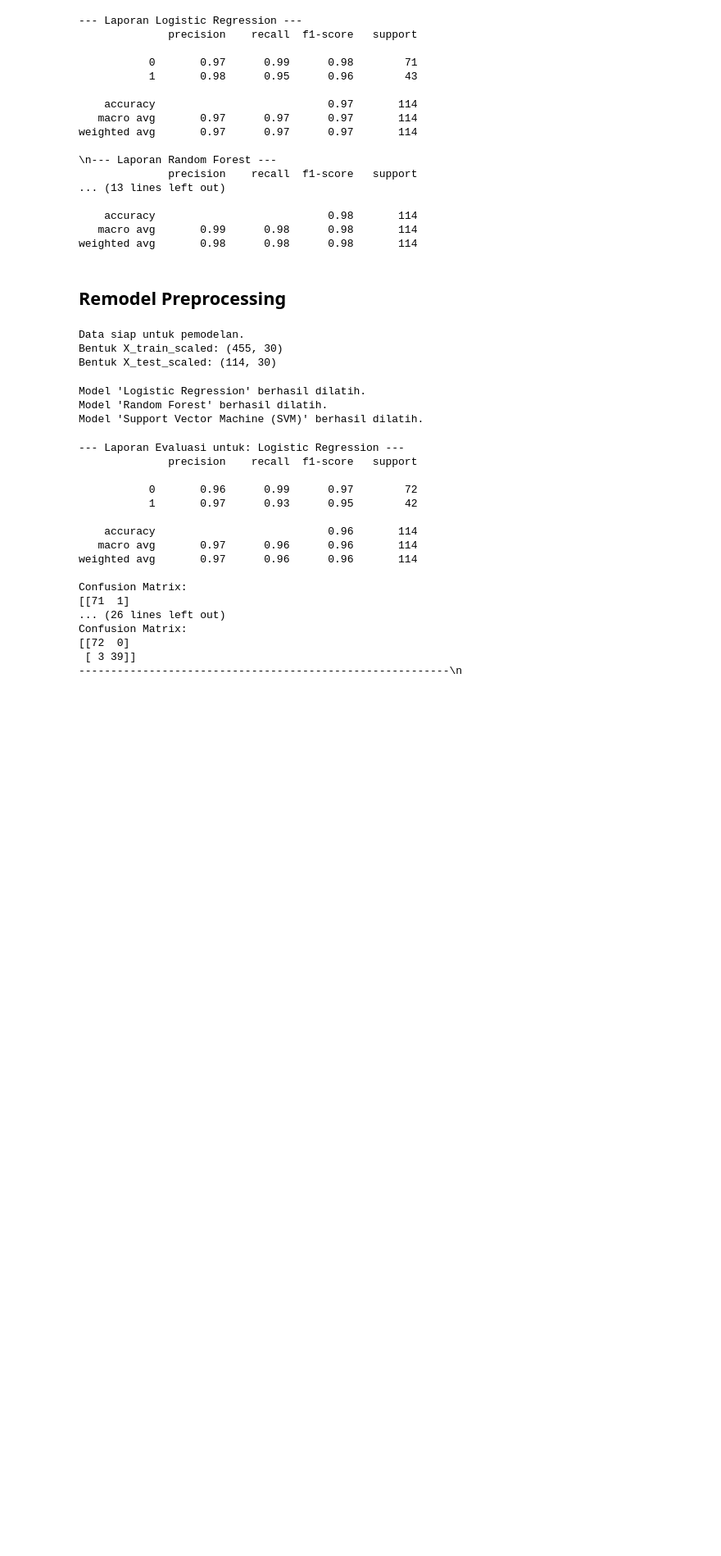
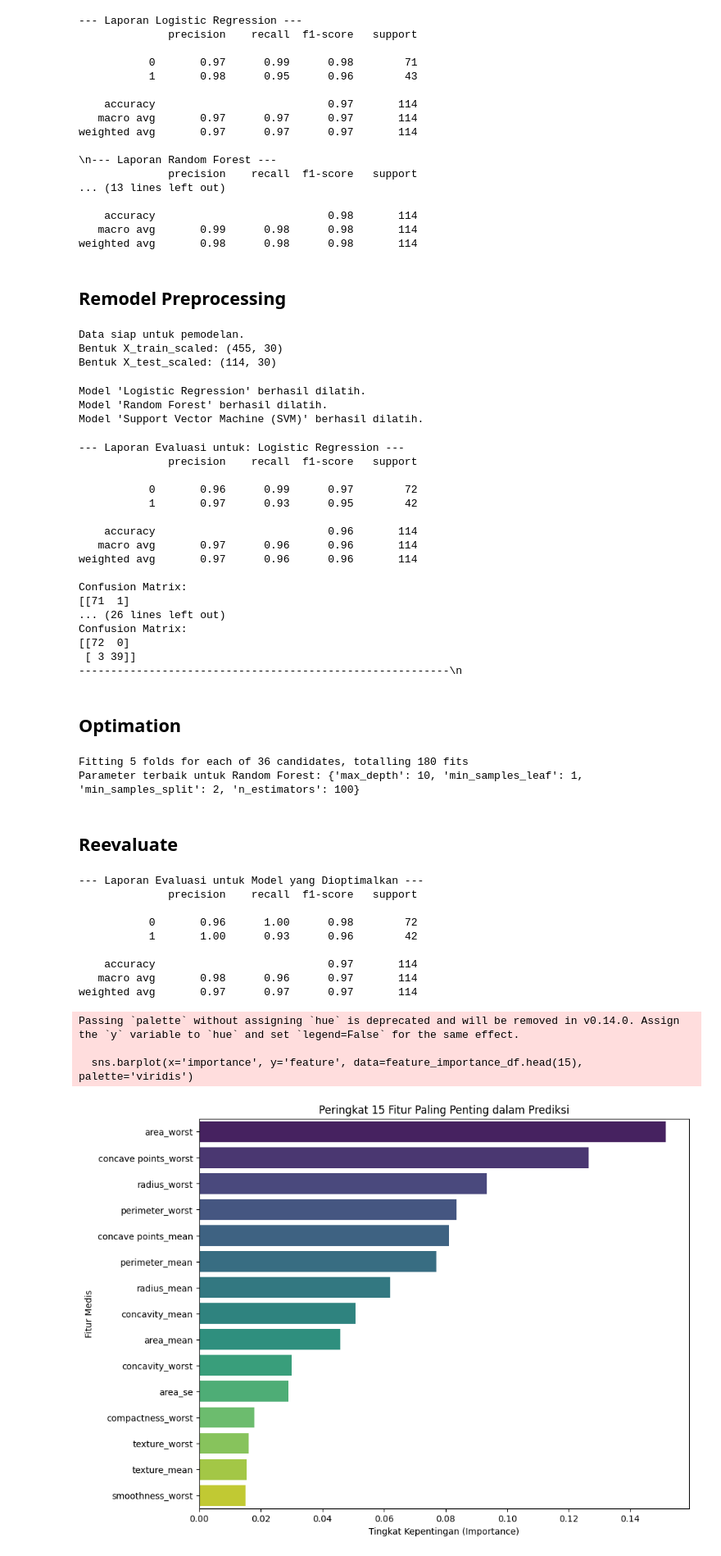
Before and after one commit to helloafterworld/data-science-no-tabi, a Jupyter notebook: Desktop/DS/02-breast_cancer_dataset/breast_cancer_analysis.ipynb, the cells around one changed output. Shown: that part at 82% size. Cells and saved outputs as stored; diff of their text form; code cells hidden in the pictures; blank space fills up the shorter version.

```diff
--- a/Desktop/DS/02-breast_cancer_dataset/breast_cancer_analysis.ipynb
+++ b/Desktop/DS/02-breast_cancer_dataset/breast_cancer_analysis.ipynb
@@ -260,3 +260,82 @@ Confusion Matrix:
 [[72  0]
  [ 3 39]]
 ----------------------------------------------------------\n
+# %% [markdown]
+## Optimation
+# %%
+from sklearn.model_selection import GridSearchCV
+
+# Definisikan kombinasi parameter yang ingin kita coba
+param_grid = {
+    'n_estimators': [100, 200, 300],
+    'max_depth': [10, 20, None],
+    'min_samples_split': [2, 5],
+    'min_samples_leaf': [1, 2]
+}
+
+# Buat objek GridSearchCV
+# Kita set scoring='recall' untuk fokus pada metrik yang paling penting
+grid_search = GridSearchCV(
+    estimator=RandomForestClassifier(random_state=42),
+    param_grid=param_grid,
+    cv=5, # 5-fold cross-validation
+    scoring='recall',
+    verbose=2,
+    n_jobs=-1 # Gunakan semua core CPU agar lebih cepat
+)
+
+# Latih pencarian pada data training yang sudah di-scale
+grid_search.fit(X_train_scaled, y_train)
+
+# Tampilkan parameter terbaik yang ditemukan
+print(f"Parameter terbaik untuk Random Forest: {grid_search.best_params_}")
+
+# Simpan model terbaik hasil tuning
+best_rf_model = grid_search.best_estimator_
+# %% [output]
+Fitting 5 folds for each of 36 candidates, totalling 180 fits
+Parameter terbaik untuk Random Forest: {'max_depth': 10, 'min_samples_leaf': 1, 'min_samples_split': 2, 'n_estimators': 100}
+# %% [markdown]
+## Reevaluate
+# %%
+from sklearn.metrics import classification_report
+
+# Lakukan prediksi dengan model terbaik
+y_pred_best = best_rf_model.predict(X_test_scaled)
+
+# Tampilkan laporan klasifikasi yang baru
+print("--- Laporan Evaluasi untuk Model yang Dioptimalkan ---")
+print(classification_report(y_test, y_pred_best))
+
+# --- Analisis Feature Importance ---
+
+# Dapatkan tingkat kepentingan fitur dari model terbaik
+importances = best_rf_model.feature_importances_
+
+# Buat DataFrame untuk visualisasi yang lebih mudah
+feature_importance_df = pd.DataFrame({
+    'feature': X.columns, # Menggunakan kolom dari DataFrame X asli
+    'importance': importances
+}).sort_values('importance', ascending=False)
+
+# Visualisasikan 15 fitur teratas
+plt.figure(figsize=(10, 8))
+sns.barplot(x='importance', y='feature', data=feature_importance_df.head(15), palette='viridis')
+plt.title('Peringkat 15 Fitur Paling Penting dalam Prediksi')
+plt.xlabel('Tingkat Kepentingan (Importance)')
+plt.ylabel('Fitur Medis')
+plt.show()
+# %% [output]
+--- Laporan Evaluasi untuk Model yang Dioptimalkan ---
+              precision    recall  f1-score   support
+
+           0       0.96      1.00      0.98        72
+           1       1.00      0.93      0.96        42
+
+    accuracy                           0.97       114
+   macro avg       0.98      0.96      0.97       114
+weighted avg       0.97      0.97      0.97       114
+Passing `palette` without assigning `hue` is deprecated and will be removed in v0.14.0. Assign the `y` variable to `hue` and set `legend=False` for the same effect.
+
+  sns.barplot(x='importance', y='feature', data=feature_importance_df.head(15), palette='viridis')
+[figure, added]
```
Also changed, not shown: parts of 2 cells of this notebook, 6 other files.
